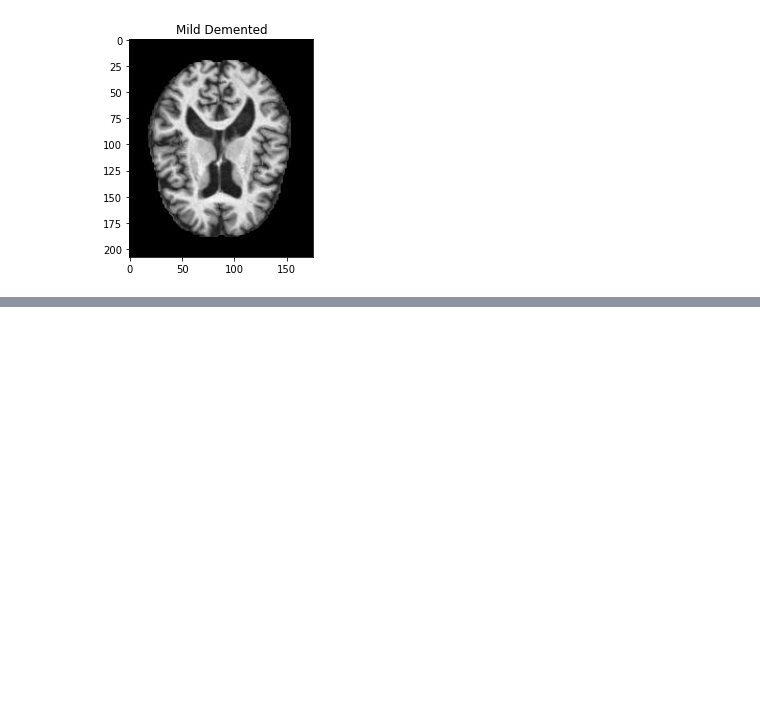
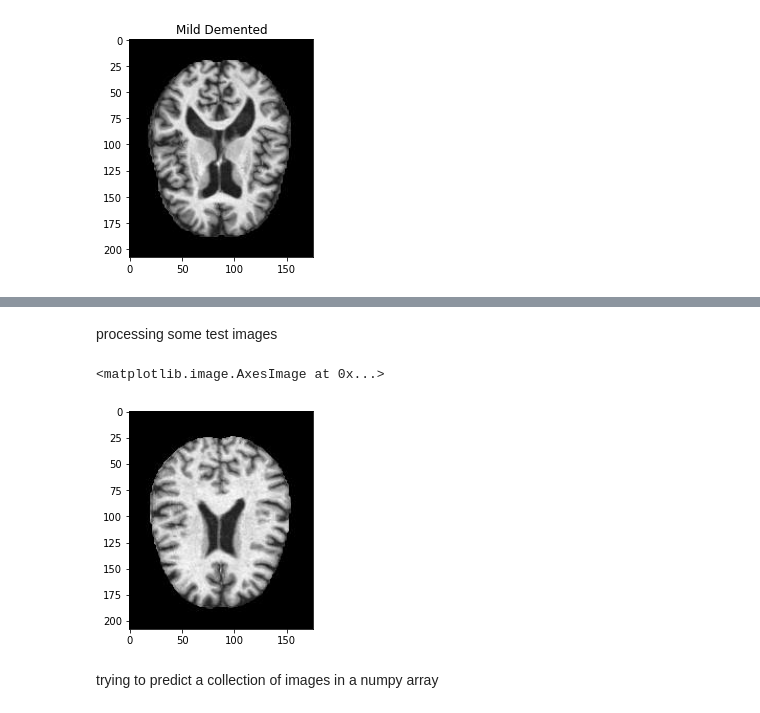
Before and after one commit to ArunMunagala7/kaggle-projects, a Jupyter notebook: multi-image-classification-alzheimers.ipynb, the cells around one changed output, grey strips where cells are left out. Drawn from its saved outputs; the diff is of its cells as text; code cells hidden in the pictures; blank space fills up the shorter version.

```diff
--- a/multi-image-classification-alzheimers.ipynb
+++ b/multi-image-classification-alzheimers.ipynb
@@ -141,0 +303,8 @@ Text(0.5, 1.0, 'Mild Demented')
+# %% [markdown]
+processing some test images
+# %%
+img=cv2.imread('/kaggle/input/alzheimers-dataset-4-class-of-images/Alzheimer_s Dataset/test/VeryMildDemented/26 (49).jpg')
+plt.imshow(img)
+# %% [output]
+<matplotlib.image.AxesImage at 0x...>
+[figure, added]
@@ -141,0 +313,2 @@ Text(0.5, 1.0, 'Mild Demented')
+# %% [markdown]
+trying to predict a collection of images in a numpy array
```
Also changed, not shown: parts of 36 cells of this notebook.
